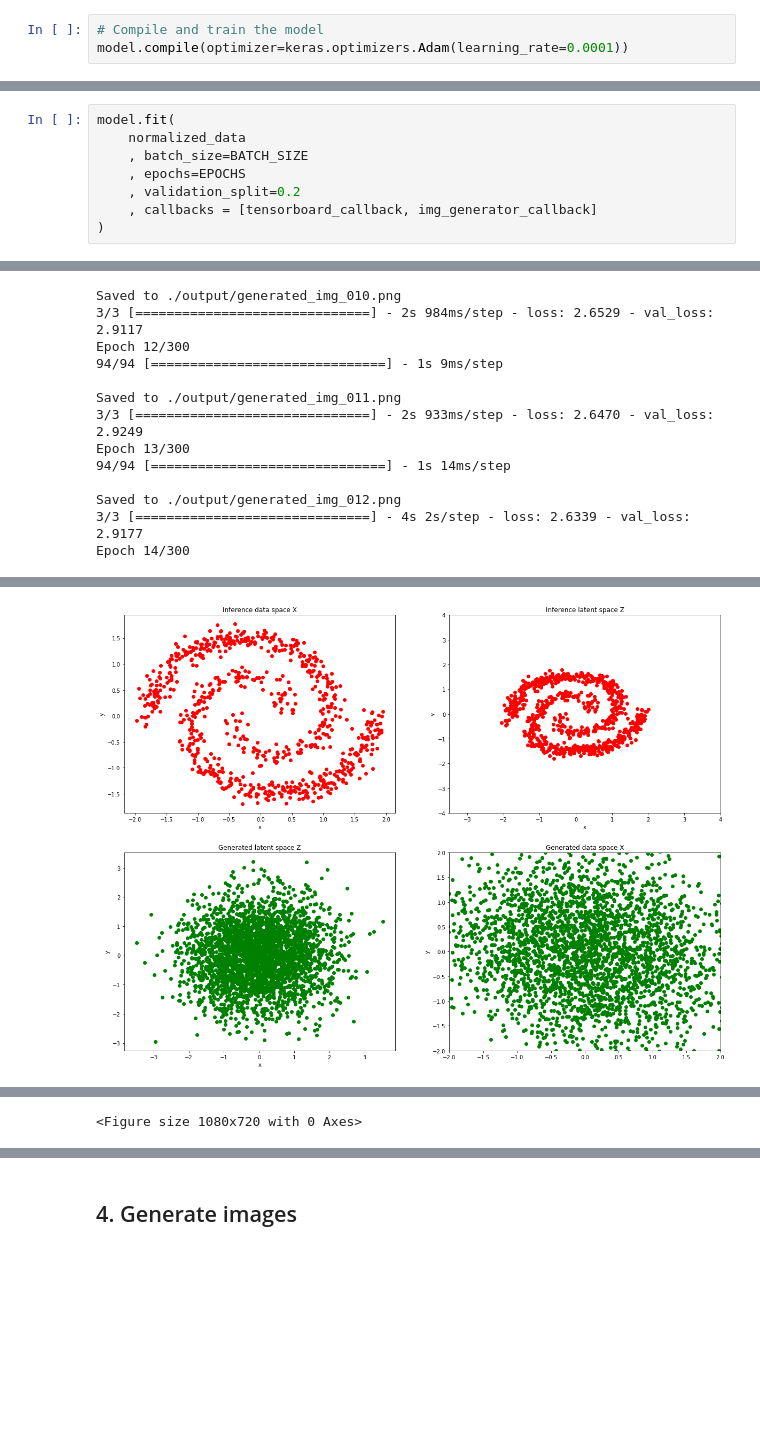
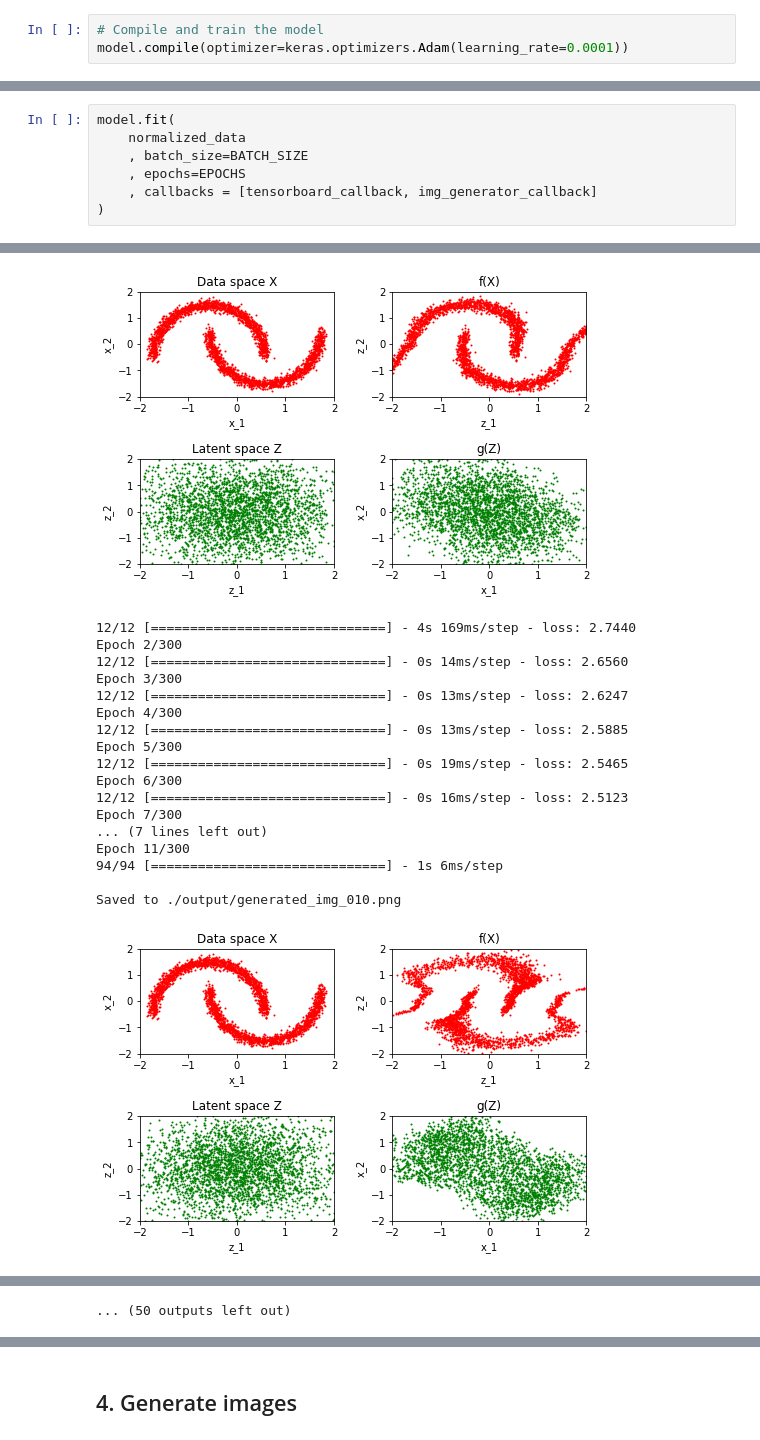
Before and after one commit to davidADSP/Generative_Deep_Learning_2nd_Edition, a Jupyter notebook: notebooks/realnvp/demo/train.ipynb, the cells around one changed output, grey strips where cells are left out. Cells and saved outputs as stored; diff of their text form; blank space fills up the shorter version.

```diff
--- a/notebooks/realnvp/demo/train.ipynb
+++ b/notebooks/realnvp/demo/train.ipynb
@@ -212,7 +207,6 @@ model.fit(
     normalized_data
     , batch_size=BATCH_SIZE
     , epochs=EPOCHS
-    , validation_split=0.2
     , callbacks = [tensorboard_callback, img_generator_callback]
 )
 # %% [output]
@@ -236,13 +217,19 @@ Epoch 11/300
+[figure, new version]
+12/12 [==============================] - 4s 169ms/step - loss: 2.7440
+Epoch 2/300
+12/12 [==============================] - 0s 14ms/step - loss: 2.6560
+Epoch 3/300
+12/12 [==============================] - 0s 13ms/step - loss: 2.6247
+Epoch 4/300
+12/12 [==============================] - 0s 13ms/step - loss: 2.5885
+Epoch 5/300
+12/12 [==============================] - 0s 19ms/step - loss: 2.5465
+Epoch 6/300
+12/12 [==============================] - 0s 16ms/step - loss: 2.5123
+Epoch 7/300
+... (7 lines left out)
+Epoch 11/300
+94/94 [==============================] - 1s 6ms/step
+
 Saved to ./output/generated_img_010.png
-3/3 [==============================] - 2s 984ms/step - loss: 2.6529 - val_loss: 2.9117
-Epoch 12/300
-94/94 [==============================] - 1s 9ms/step
-
-Saved to ./output/generated_img_011.png
-3/3 [==============================] - 2s 933ms/step - loss: 2.6470 - val_loss: 2.9249
-Epoch 13/300
-94/94 [==============================] - 1s 14ms/step
-
-Saved to ./output/generated_img_012.png
-3/3 [==============================] - 4s 2s/step - loss: 2.6339 - val_loss: 2.9177
-Epoch 14/300
+[figure, new version]
@@ -251 +270,0 @@ KeyboardInterrupt:
-[figure, old version]
@@ -256 +308 @@ KeyboardInterrupt:
-<Figure size 1080x720 with 0 Axes>
+... (50 outputs left out)
```
Also changed, not shown: parts of 11 cells of this notebook, 2 other files.
